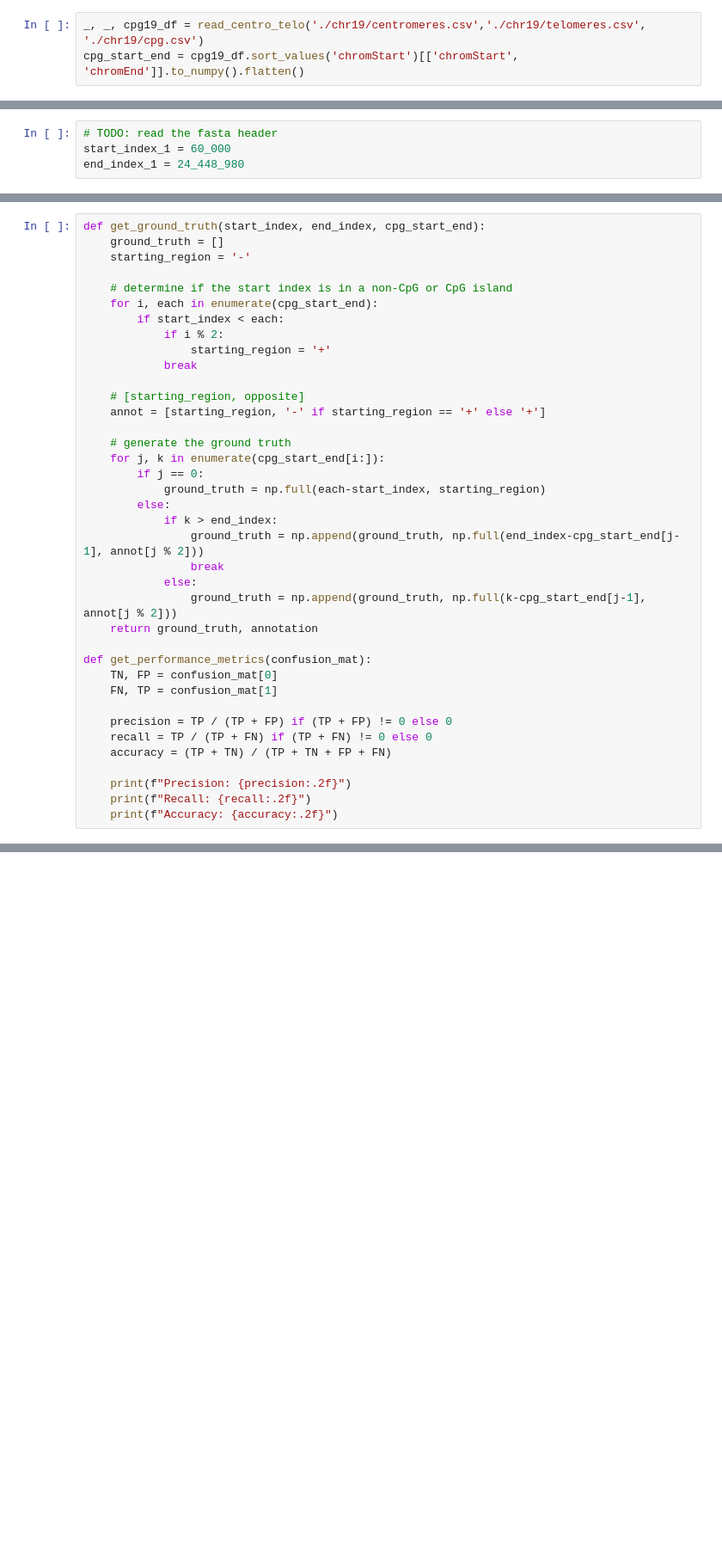
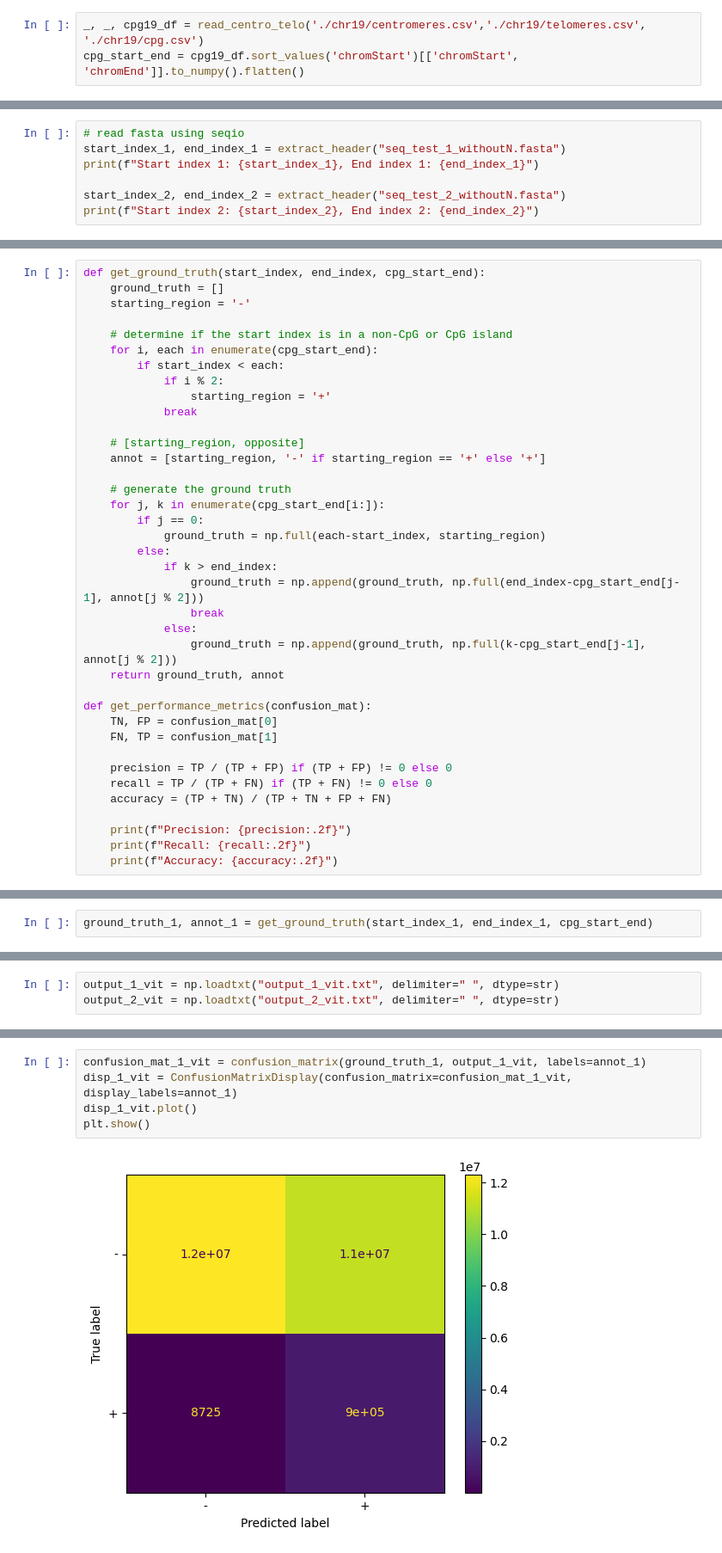
Before and after one commit to KyleCarlo/HMM-application-to-CpG-detection-in-Human-Genome, a Jupyter notebook: Bioinformatics_Ex3.ipynb, the cells around one changed output, grey strips where cells are left out. Shown at 86% size. Saved outputs shown, nothing was run; the diff lists cells and outputs as text; blank space fills up the shorter version.

```diff
--- a/Bioinformatics_Ex3.ipynb
+++ b/Bioinformatics_Ex3.ipynb
@@ -450,4 +473,7 @@ output_2 = np.loadtxt("output_2.txt", delimiter=" ", dtype=str)
 # %%
-# TODO: read the fasta header
-start_index_1 = 60_000
-end_index_1 = 24_448_980
+# read fasta using seqio
+start_index_1, end_index_1 = extract_header("seq_test_1_withoutN.fasta")
+print(f"Start index 1: {start_index_1}, End index 1: {end_index_1}")
+
+start_index_2, end_index_2 = extract_header("seq_test_2_withoutN.fasta")
+print(f"Start index 2: {start_index_2}, End index 2: {end_index_2}")
@@ -476,7 +507,7 @@ def get_ground_truth(start_index, end_index, cpg_start_end):
                 break
             else:
                 ground_truth = np.append(ground_truth, np.full(k-cpg_start_end[j-1], annot[j % 2]))
-    return ground_truth, annotation
+    return ground_truth, annot
 
 def get_performance_metrics(confusion_mat):
     TN, FP = confusion_mat[0]
@@ -519,0 +527,2 @@ plt.show()
+# %%
+ground_truth_1, annot_1 = get_ground_truth(start_index_1, end_index_1, cpg_start_end)
@@ -519,0 +535,3 @@ plt.show()
+# %%
+output_1_vit = np.loadtxt("output_1_vit.txt", delimiter=" ", dtype=str)
+output_2_vit = np.loadtxt("output_2_vit.txt", delimiter=" ", dtype=str)
@@ -519,0 +540,7 @@ plt.show()
+# %%
+confusion_mat_1_vit = confusion_matrix(ground_truth_1, output_1_vit, labels=annot_1)
+disp_1_vit = ConfusionMatrixDisplay(confusion_matrix=confusion_mat_1_vit, display_labels=annot_1)
+disp_1_vit.plot()
+plt.show()
+# %% [output]
+[figure, added]
```
Also changed, not shown: parts of 34 cells of this notebook.
